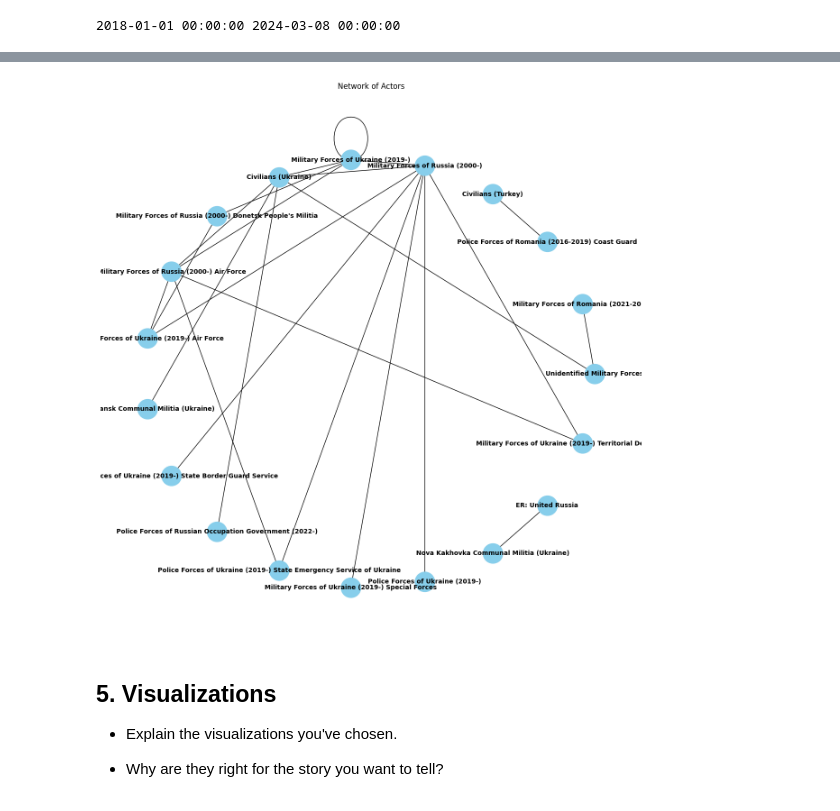
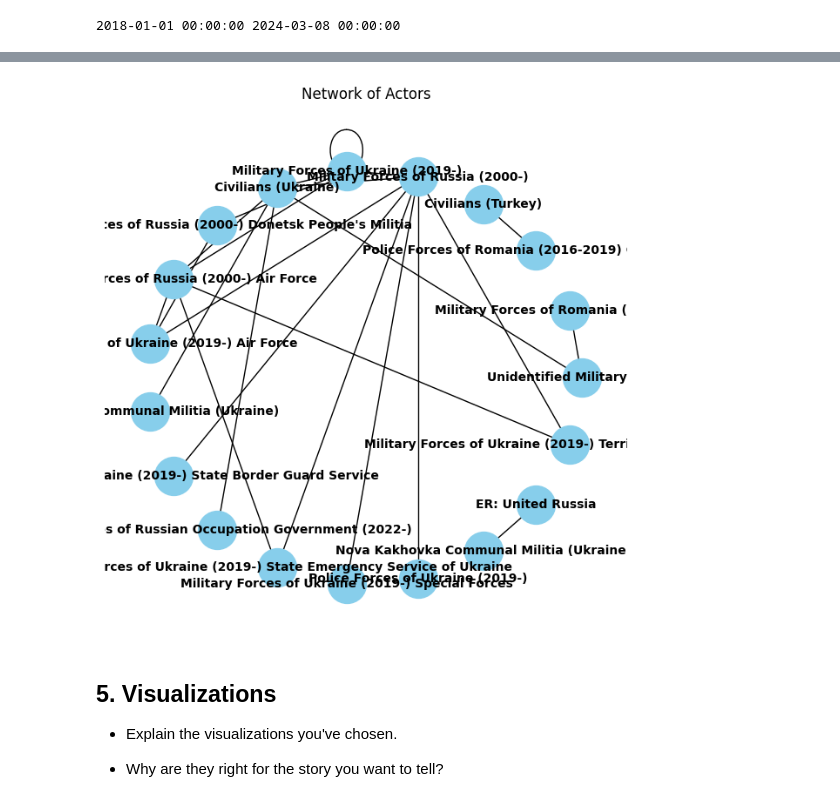
Before and after one commit to lukyrasocha/civillians-at-crossroads, a Jupyter notebook: final_project.ipynb, the cells around one changed output, grey strips where cells are left out. Cells and saved outputs as stored; diff of their text form; code cells hidden in the pictures.

```diff
--- a/final_project.ipynb
+++ b/final_project.ipynb
@@ -223,35 +221,35 @@ Passing `palette` without assigning `hue` is deprecated and will be removed in v
 # Do a network analysis of the actors
 import networkx as nx
 
 # Create a graph
 G = nx.Graph()
 
 # Add edges
 c = 0
 
 battles = data[data['DISORDER_TYPE'] == 'Political violence']
 for i, row in battles.iterrows():
     if row['ACTOR2'] is not np.nan:
         G.add_edge(row['ACTOR1'], row['ACTOR2'], weight=row['FATALITIES'])
     if c == 2000:
         break
 
     c+=1
 
 
 # Draw the graph
-plt.figure(figsize=(12, 12))
+plt.figure(figsize=(6, 6))
 #pos = nx.spring_layout(G, seed=42)
 #pos=nx.fruchterman_reingold_layout(G)
 pos=nx.circular_layout(G)
 #pos=nx.random_layout(G)
 #pos=nx.spectral_layout(G)
 
 nx.draw(G, pos, with_labels=True, node_size=1000, node_color='skyblue', font_size=10, font_weight='bold')
 plt.title("Network of Actors")
 plt.show()
 # %% [output]
-[figure, old version]
+[figure, new version]
 # %% [markdown]
 ## 5. Visualizations
 
```
Also changed, not shown: parts of 4 cells of this notebook, 4 other files.
